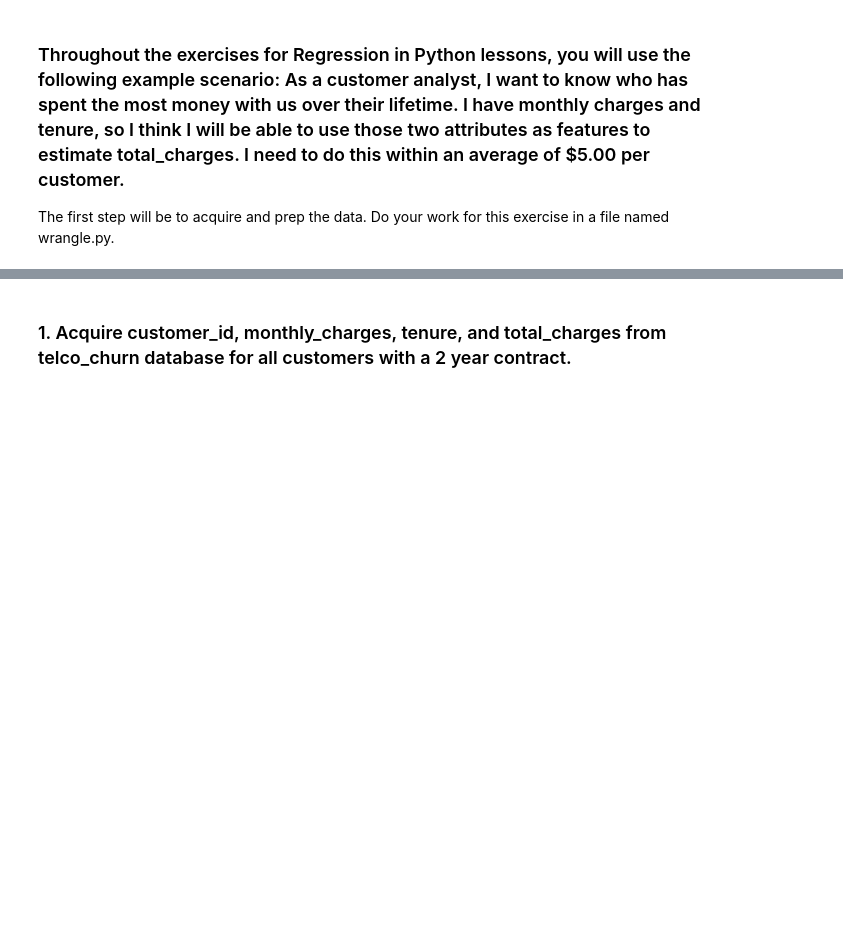
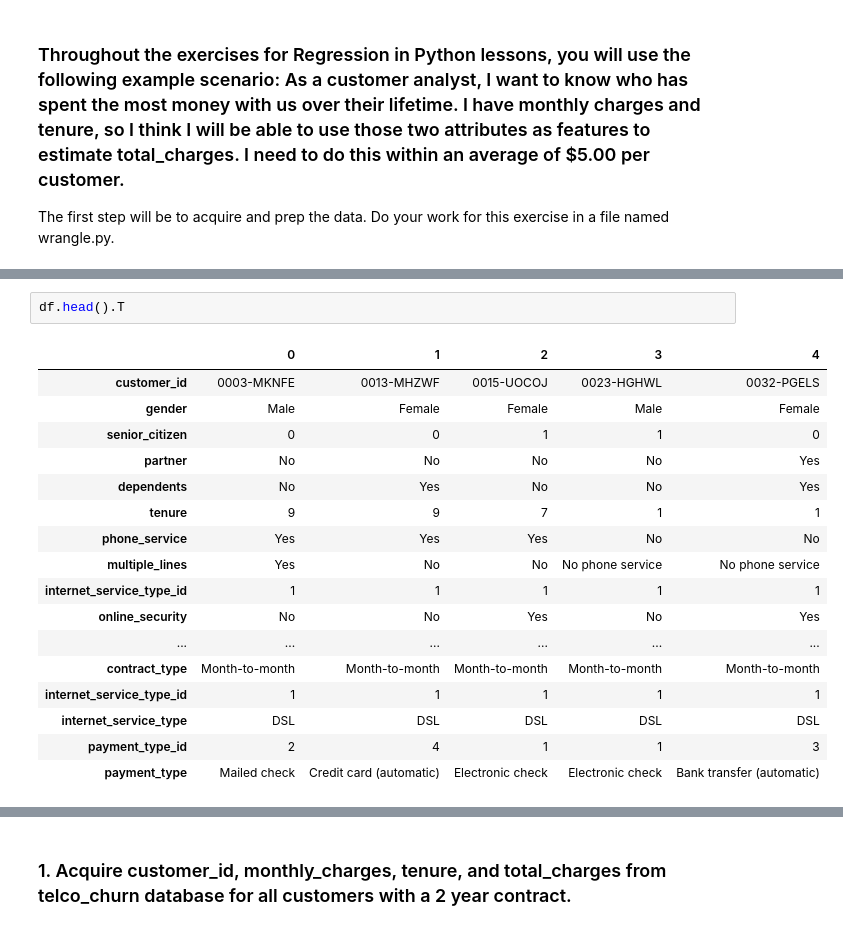
Before and after one commit to george887/regression-exercises, a Jupyter notebook: wrangle.ipynb, the cells around one changed output, grey strips where cells are left out. Saved outputs shown, nothing was run; the diff lists cells and outputs as text; blank space fills up the shorter version.

```diff
--- a/wrangle.ipynb
+++ b/wrangle.ipynb
@@ -195,0 +222,20 @@ The first step will be to acquire and prep the data. Do your work for this exerc
+# %%
+df.head().T
+# %% [output]
+|  | 0 | 1 | 2 | 3 | 4 |
+| customer_id | 0003-MKNFE | 0013-MHZWF | 0015-UOCOJ | 0023-HGHWL | 0032-PGELS |
+| gender | Male | Female | Female | Male | Female |
+| senior_citizen | 0 | 0 | 1 | 1 | 0 |
+| partner | No | No | No | No | Yes |
+| dependents | No | Yes | No | No | Yes |
+| tenure | 9 | 9 | 7 | 1 | 1 |
+| phone_service | Yes | Yes | Yes | No | No |
+| multiple_lines | Yes | No | No | No phone service | No phone service |
+| internet_service_type_id | 1 | 1 | 1 | 1 | 1 |
+| online_security | No | No | Yes | No | Yes |
+| ... | ... | ... | ... | ... | ... |
+| contract_type | Month-to-month | Month-to-month | Month-to-month | Month-to-month | Month-to-month |
+| internet_service_type_id | 1 | 1 | 1 | 1 | 1 |
+| internet_service_type | DSL | DSL | DSL | DSL | DSL |
+| payment_type_id | 2 | 4 | 1 | 1 | 3 |
+| payment_type | Mailed check | Credit card (automatic) | Electronic check | Electronic check | Bank transfer (automatic) |
```
Also changed, not shown: parts of 14 cells of this notebook, 2 other files.
